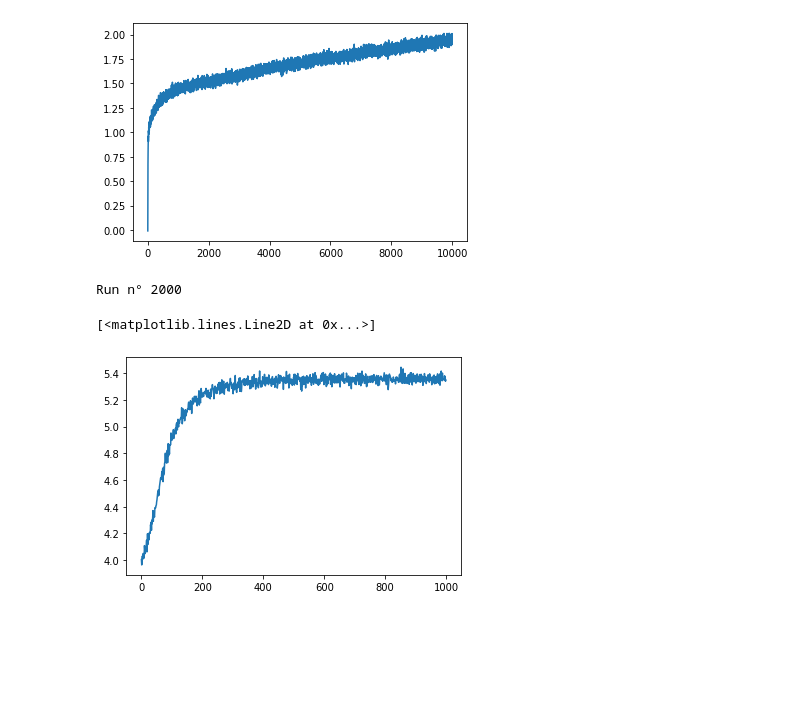
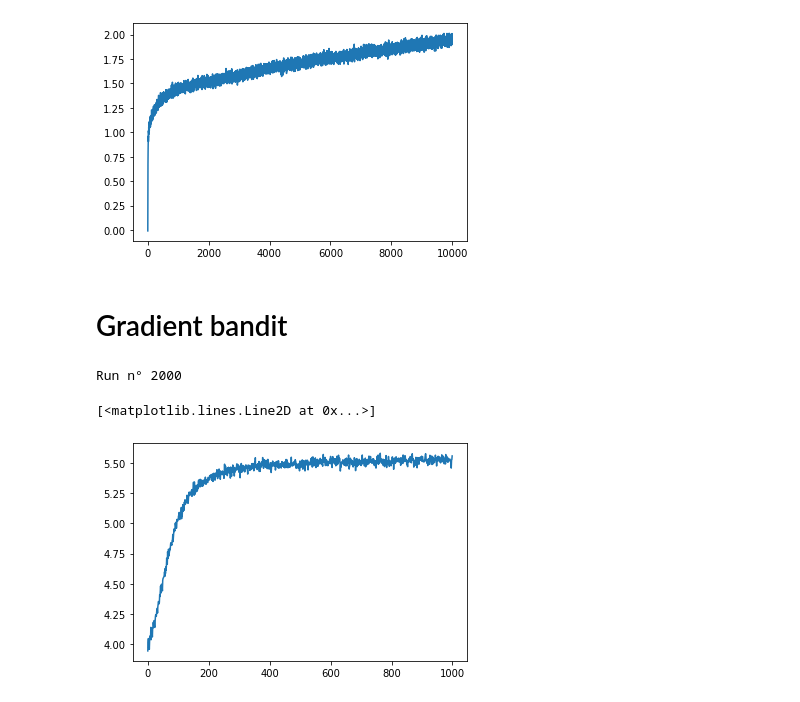
Before and after one commit to prouhard/classic-rl, a Jupyter notebook: notebooks/Multi Armed Bandits.ipynb, the cells around one changed output. Drawn from its saved outputs; the diff is of its cells as text; code cells hidden in the pictures; blank space fills up the shorter version.

Commit message:
:bug: Remove epsilon greedy mechanism in gradient bandit

```diff
--- a/notebooks/Multi Armed Bandits.ipynb
+++ b/notebooks/Multi Armed Bandits.ipynb
@@ -89,42 +93,39 @@ plt.plot(np.mean(rewards, axis=0))
 Run n° 2000
 [<matplotlib.lines.Line2D at 0x...>]
 [figure]
+# %% [markdown]
+# Gradient bandit
 # %%
 # Simulation parameters for the 10-armed testbed with gradient policy and baseline
 arms = 10
 steps = 1000
 runs = 2000
-epsilon = 0.1
 alpha = 0.1
 
 rewards = np.zeros((runs, steps))
 
 for run in range(runs):
 
     print(f"Run n° {1 + run}", end="\r")
 
     armed_bandit = ArmedBandit(arms, baseline=4.0)
     preferences = np.zeros(arms)
     average_reward = 0
 
     for step in range(steps):
         probabilities = np.exp(preferences) / np.sum(np.exp(preferences))
-        if np.random.uniform() < epsilon:
-            # Explore
-            arm = np.random.randint(arms)
-        else:
-            # Select action according to preference
-            arm = np.random.choice(arms, p=probabilities)
+        # Select action according to preference
+        arm = np.random.choice(arms, p=probabilities)
         reward = armed_bandit.pull(arm)
         # Online update of the average reward
         average_reward += (reward - average_reward) / (1 + step)
         # online update of the preferences
         preferences[arm] += (reward - average_reward) * alpha
         preferences -= (reward - average_reward) * alpha * probabilities
         rewards[run][step] = reward
 
 plt.plot(np.mean(rewards, axis=0))
 # %% [output]
 Run n° 2000
 [<matplotlib.lines.Line2D at 0x...>]
-[figure, old version]
+[figure, new version]
```
Also changed, not shown: parts of 2 cells of this notebook.
